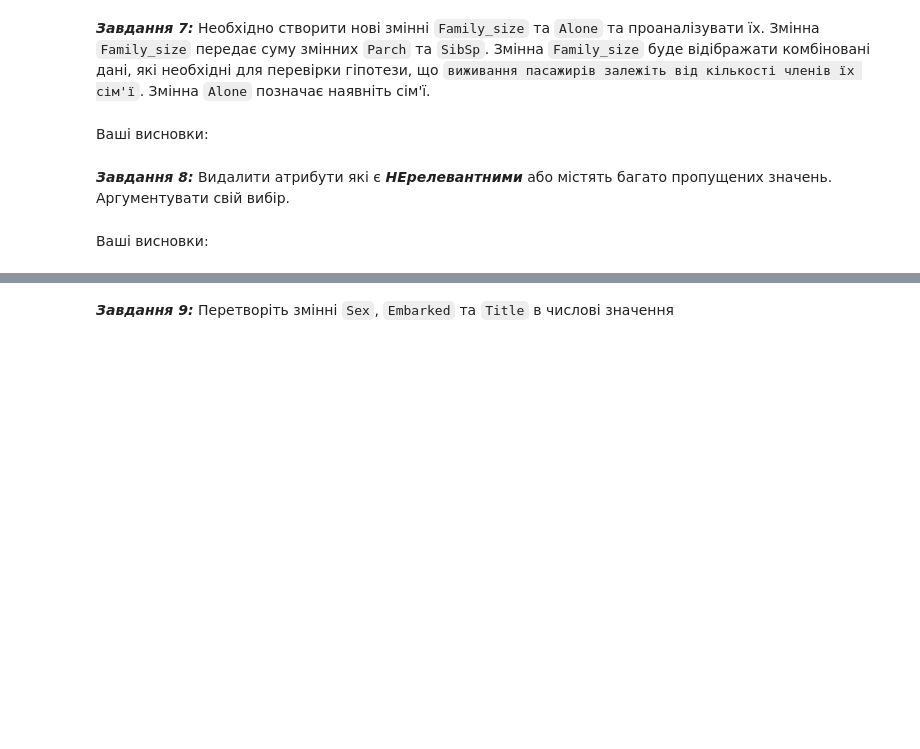
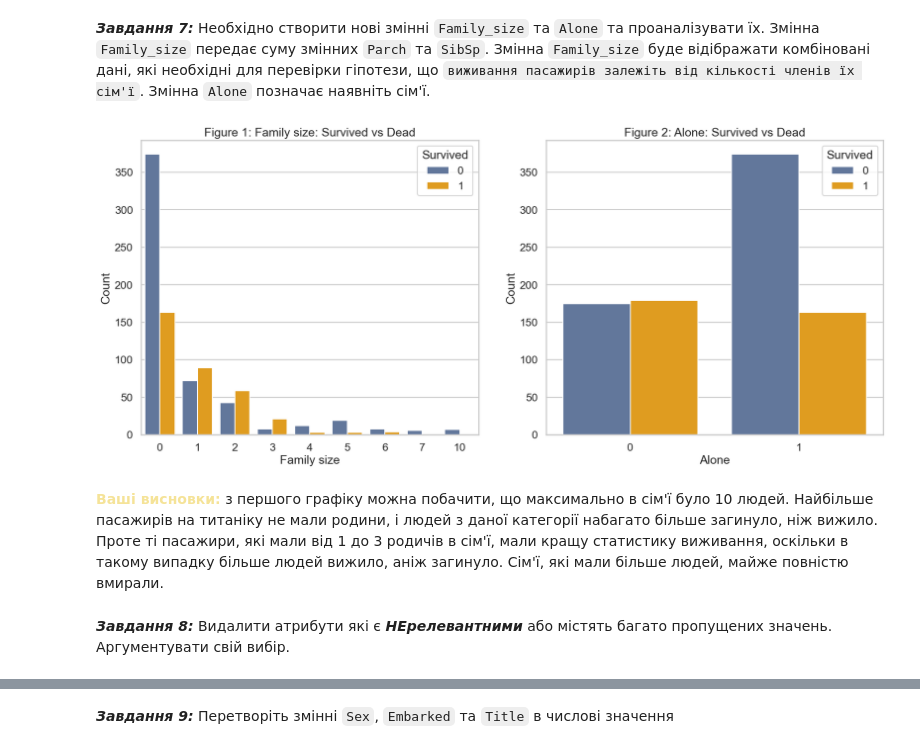
Before and after one commit to HumnytskaLiza/ai-labs, a Jupyter notebook: task3/Task3_basic_ai_liza_humnytska.ipynb, the cells around one changed output, grey strips where cells are left out. Drawn from its saved outputs; the diff is of its cells as text; code cells hidden in the pictures; blank space fills up the shorter version.

```diff
--- a/task3/Task3_basic_ai_liza_humnytska.ipynb
+++ b/task3/Task3_basic_ai_liza_humnytska.ipynb
@@ -141,4 +207,24 @@ dtype: int64
-# %% [markdown]
-Ваші висновки:
+# %%
+dataset["Family_size"] = dataset[["Parch", "SibSp"]].sum(axis=1)
+dataset["Alone"] = dataset.apply(lambda row: 1 if row["Family_size"] == 0 else 0, axis=1)
+
+survived1 = dataset.groupby("Family_size")["Survived"].value_counts()
+df_survived1 = pd.DataFrame({"Survived": survived1.index.get_level_values("Survived"), "Family size": survived1.index.get_level_values("Family_size"), "Count": survived1.values})
+
+survived2 = dataset.groupby("Alone")["Survived"].value_counts()
+df_survived2 = pd.DataFrame({"Survived": survived2.index.get_level_values("Survived"), "Alone": survived2.index.get_level_values("Alone"), "Count": survived2.values})
+
+fig, ((ax1, ax2)) = plt.subplots(1, 2, figsize=(20, 8))
+sns.barplot(data = df_survived1, x = "Family size", y = "Count", hue="Survived", ax=ax1, palette=['#5975A4', 'orange'])
+sns.barplot(data = df_survived2, x = "Alone", y = "Count", hue="Survived", ax=ax2, palette=['#5975A4', 'orange'])
+
+ax1.set_title("Figure 1: Family size: Survived vs Dead")
+ax2.set_title("Figure 2: Alone: Survived vs Dead")
+
+plt.show()
+# %% [output]
+[figure, added]
+# %% [markdown]
+<font color='#F5E398'><b>Ваші висновки:</b></font> з першого графіку можна побачити, що максимально в сім'ї було 10 людей. Найбільше пасажирів на титаніку не мали родини, і людей з даної категорії набагато більше загинуло, ніж вижило. Проте ті пасажири, які мали від 1 до 3 родичів в сім'ї, мали кращу статистику виживання, оскільки в такому випадку більше людей вижило, аніж загинуло. Сім'ї, які мали більше людей, майже повністю вмирали.
 # %% [markdown]
 ***Завдання 8:*** Видалити атрибути які є ***НЕрелевантними*** або містять багато пропущених значень. Аргументувати свій вибір.
@@ -147,2 +230,0 @@ dtype: int64
-# %% [markdown]
-Ваші висновки:
```
Also changed, not shown: parts of 20 cells of this notebook.
